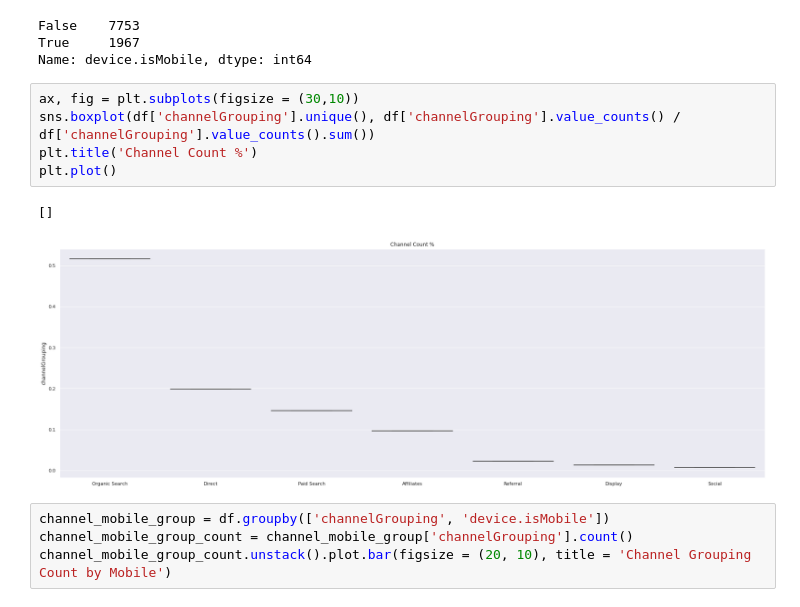
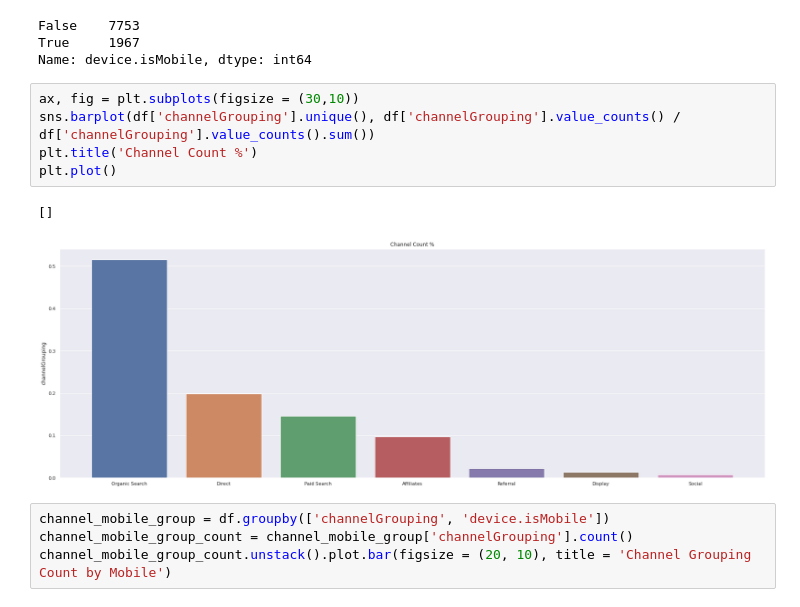
Before and after one commit to cmannnn/workhuman_data_analytic_canidate_exercise, a Jupyter notebook: workhuman_data_analytic_canidate_exercise.ipynb, the cells around one changed output. Saved outputs shown, nothing was run; the diff lists cells and outputs as text.

```diff
--- a/workhuman_data_analytic_canidate_exercise.ipynb
+++ b/workhuman_data_analytic_canidate_exercise.ipynb
@@ -145,12 +145,12 @@ True     1967
 Name: device.isMobile, dtype: int64
 # %%
 ax, fig = plt.subplots(figsize = (30,10))
-sns.boxplot(df['channelGrouping'].unique(), df['channelGrouping'].value_counts() / df['channelGrouping'].value_counts().sum())
+sns.barplot(df['channelGrouping'].unique(), df['channelGrouping'].value_counts() / df['channelGrouping'].value_counts().sum())
 plt.title('Channel Count %')
 plt.plot()
 # %% [output]
 []
-[figure, old version]
+[figure, new version]
 # %%
 channel_mobile_group = df.groupby(['channelGrouping', 'device.isMobile'])
 channel_mobile_group_count = channel_mobile_group['channelGrouping'].count()
```
Also changed, not shown: parts of 7 cells of this notebook.
